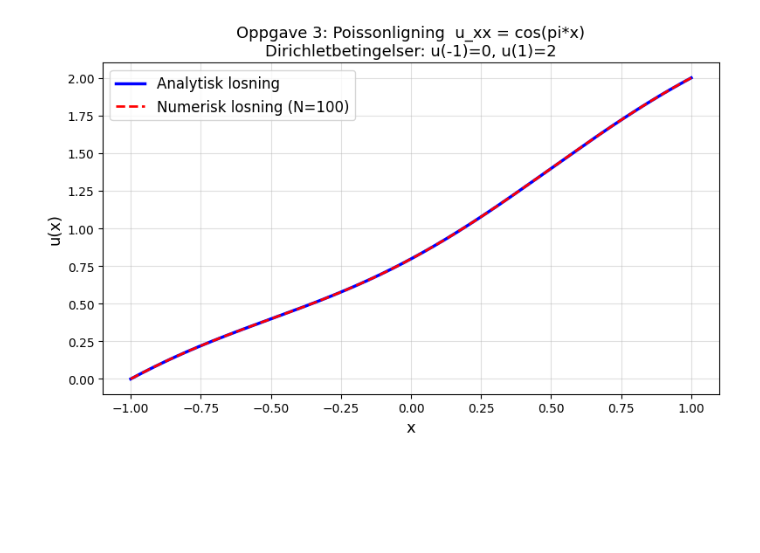
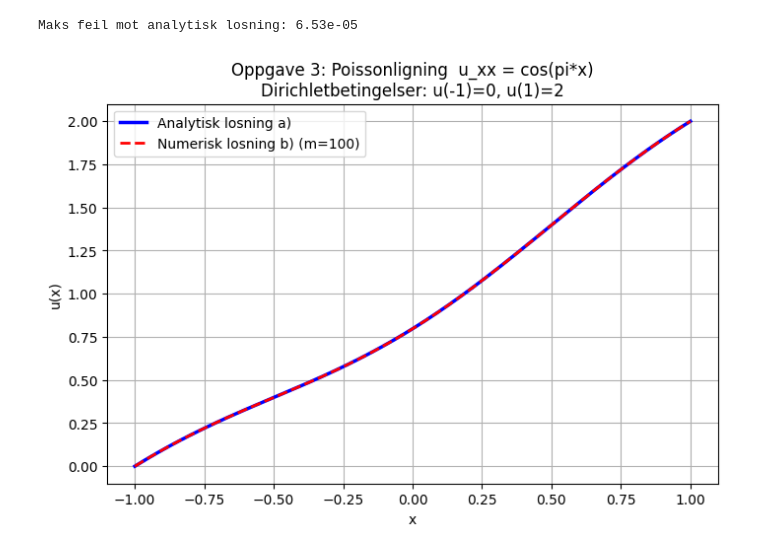
Before and after one commit to elajeans/IMAG2023, a Jupyter notebook: oppgave3_py.ipynb, the cells around one changed output. Cells and saved outputs as stored; diff of their text form; code cells hidden in the pictures; blank space fills up the shorter version.

```diff
--- a/oppgave3_py.ipynb
+++ b/oppgave3_py.ipynb
@@ -21,65 +21,77 @@ import matplotlib.pyplot as plt
 #
 # Bruk randbetingelsene (Dirichlet) for a finne C1 og C2:
 #
-#   u(-1) = 0:   1/pi^2 - C1 + C2 = 0     ...(i)
-#   u( 1) = 2:   1/pi^2 + C1 + C2 = 2     ...(ii)
+#   u(-1) = 0:   1/pi^2 - C1 + C2 = 0
+#   u( 1) = 2:   1/pi^2 + C1 + C2 = 2
 #
 #   (ii) + (i) => 2*C2 = 2 - 2/pi^2  =>  C2 = 1 - 1/pi^2
 #   (ii) - (i) => 2*C1 = 2            =>  C1 = 1
 #
 #   Analytisk losning:  u(x) = -cos(pi*x)/pi^2 + x + 1 - 1/pi^2
 
 def u_analytisk(x):
     return -np.cos(np.pi * x) / np.pi**2 + x + 1 - 1/np.pi**2
 
 
 
 # DEL B: NUMERISK LOSNING (finite differanser)
 
-# Diskretiser [-1,1] i N+2 punkter med steglengde h = 2/(N+1).
+#------------------------------------------------------------------
+# Diskretiser av andrederivert (1D Laplace-operator)
+#------------------------------------------------------------------
+# Vi ser på intervallet [-1, 1].
+# Endepunktene x = -1 og x = 1 er randpunkter.
+# m indre punktene brukes som ukjente i det lineære systemet.
 #
+m = 100                             # antall indre punkter
+x = np.linspace(-1, 1, m + 2)       # inkluderer randpunktene
+h = x[1] - x[0]                     # steglengde i rom
+
+
 # Sentral differanse for andrederiverte:
 #   u_xx ~ (u_{i-1} - 2*u_i + u_{i+1}) / h^2
 #
-# Gir tridiagonalt lineaert system  A*u = b  der:
-#   A = tridiag(1, -2, 1) / h^2
-#   b_i = cos(pi*x_i)
+# Dette gir en tridiagonalt matrise:
+#   -2 på hoveddiagonalen
+#    1 på øvre og nedre bidiagonal
 #
+# Matrisen har størrelse m x m, siden vi kun har m indre punkter.
+L = (1 / h**2) * (
+    np.diag((m - 1) * [1], -1) +
+    np.diag(m * [-2], 0) +
+    np.diag((m - 1) * [1], 1)
+)
+
 # Dirichletbetingelsene paforeres ved a justere hoyreside:
-#   b[0]  -= u(-1)/h^2 = 0/h^2
+#   b[0]  -= u(-1)/h^2 = 0/h**2
 #   b[-1] -= u( 1)/h^2 = 2/h^2
 
-N = 100
-x_num = np.linspace(-1, 1, N + 2)
-h = x_num[1] - x_num[0]
+f = np.cos(np.pi * x[1:-1])
+b = f.copy()
+b[0]  -= 0 / h**2
+b[-1] -= 2 / h**2
 
-A = (np.diag(-2*np.ones(N)) +
-     np.diag( np.ones(N-1),  1) +
-     np.diag( np.ones(N-1), -1)) / h**2
+#Ligningen som skal løses nå er L * u[1:-1] = b
+u_inner = np.linalg.solve(L, b)
+u = np.concatenate([[0], u_inner, [2]])
+u[1:-1] = u_inner
 
-b = np.cos(np.pi * x_num[1:-1])
-b[0]  -= 0 / h**2   # Dirichlet: u(-1) = 0
-b[-1] -= 2 / h**2   # Dirichlet: u( 1) = 2
-
-u_num = np.linalg.solve(A, b)
-u_full = np.concatenate([[0], u_num, [2]])
+print(f"Maks feil mot analytisk losning: {np.max(np.abs(u - u_analytisk(x))):.2e}")
 
 
-# PLOT
+# Plotting av løsning
+#
 x_fine = np.linspace(-1, 1, 500)
-fig, ax = plt.subplots(figsize=(8, 5))
-ax.plot(x_fine, u_analytisk(x_fine), 'b-',  lw=2.5, label='Analytisk losning')
-ax.plot(x_num,  u_full,              'r--', lw=2,   label=f'Numerisk losning (N={N})')
-ax.set_xlabel('x', fontsize=13)
-ax.set_ylabel('u(x)', fontsize=13)
-ax.set_title('Oppgave 3: Poissonligning  u_xx = cos(pi*x)\n'
-             'Dirichletbetingelser: u(-1)=0, u(1)=2', fontsize=13)
-ax.legend(fontsize=12)
-ax.grid(True, alpha=0.4)
-plt.tight_layout()
+
+plt.figure(figsize=(8, 5))
+plt.plot(x_fine, u_analytisk(x_fine), 'b-',  linewidth=2.5, label='Analytisk losning a)')
+plt.plot(x,      u,                   'r--', linewidth=2,   label=f'Numerisk losning b) (m={m})')
+plt.xlabel('x')
+plt.ylabel('u(x)')
+plt.title('Oppgave 3: Poissonligning  u_xx = cos(pi*x)\nDirichletbetingelser: u(-1)=0, u(1)=2')
+plt.legend()
+plt.grid(True)
 plt.show()
-
-print(f"C1 = 1,  C2 = 1 - 1/pi^2 = {1 - 1/np.pi**2:.5f}")
-print(f"Maks feil: {np.max(np.abs(u_full - u_analytisk(x_num))):.2e}")
 # %% [output]
+Maks feil mot analytisk losning: 6.53e-05
-[figure, old version]
+[figure, new version]
```
Also changed, not shown: parts of 1 cell of this notebook.
